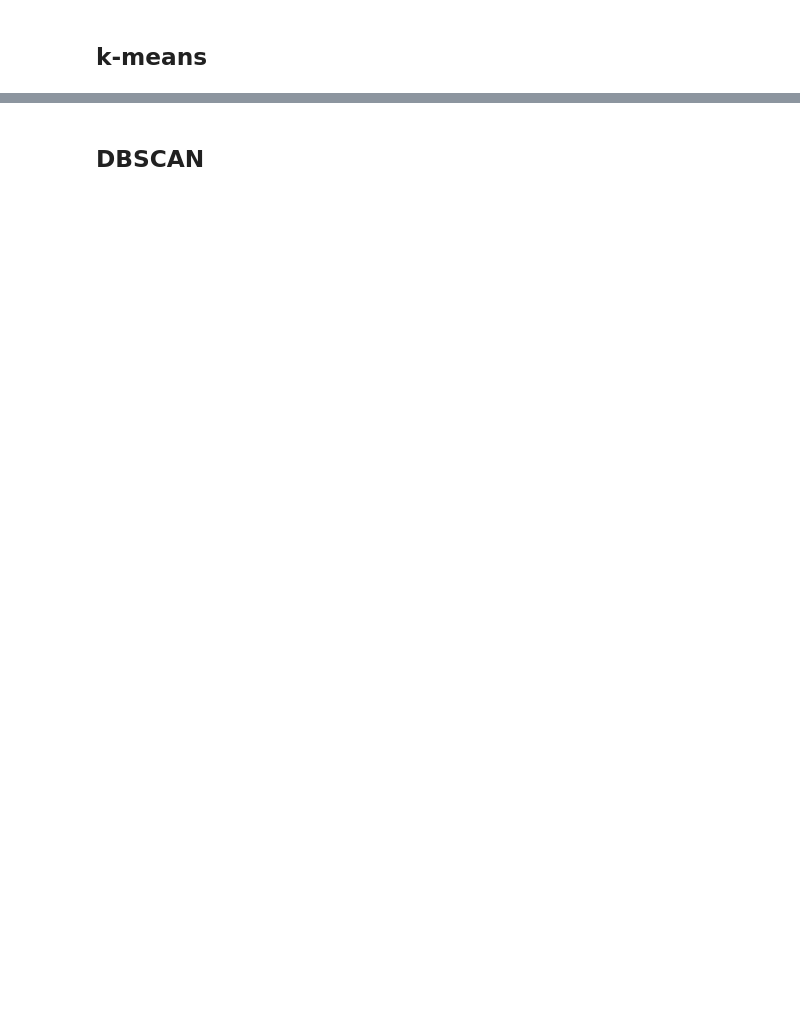
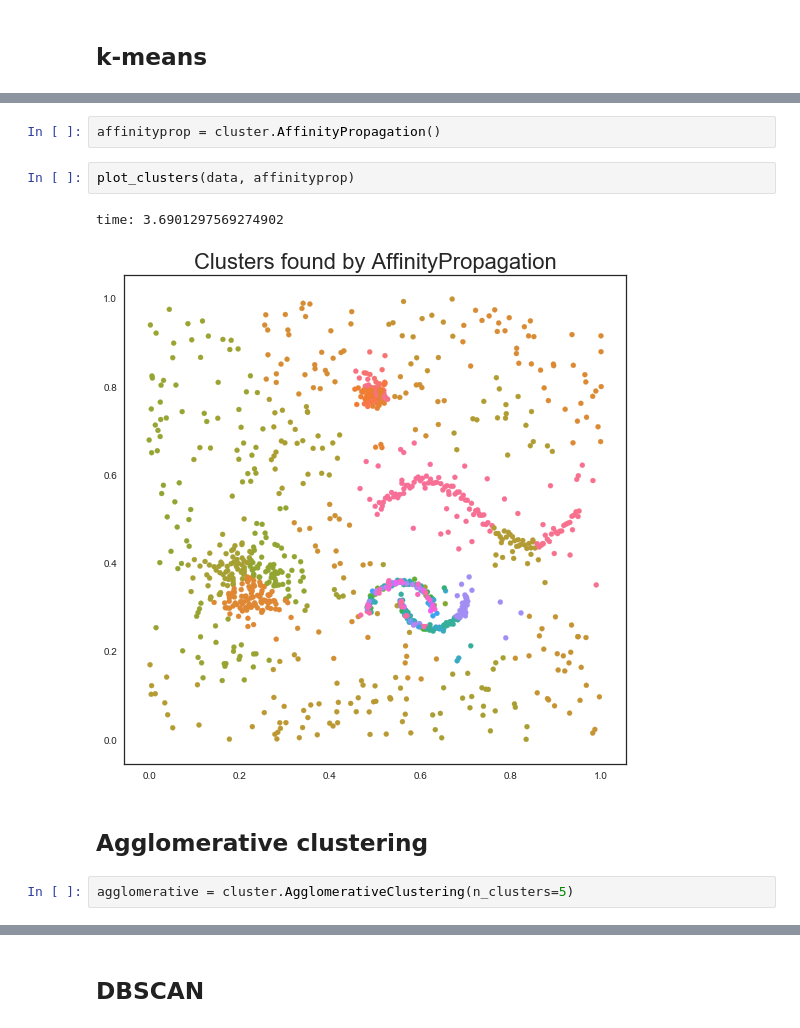
Before and after one commit to BielStela/Curs_UB, a Jupyter notebook: dia_4/Cluster_comparisson.ipynb, the cells around one changed output, grey strips where cells are left out. Drawn from its saved outputs; the diff is of its cells as text; blank space fills up the shorter version.

```diff
--- a/dia_4/Cluster_comparisson.ipynb
+++ b/dia_4/Cluster_comparisson.ipynb
@@ -47,0 +81,11 @@ for c in np.unique(labels_kmeans):
+# %%
+affinityprop = cluster.AffinityPropagation()
+# %%
+plot_clusters(data, affinityprop)
+# %% [output]
+time: 3.6901297569274902
+[figure, added]
+# %% [markdown]
+## Agglomerative clustering
+# %%
+agglomerative = cluster.AgglomerativeClustering(n_clusters=5)
```
Also changed, not shown: parts of 34 cells of this notebook, 1 other file.
